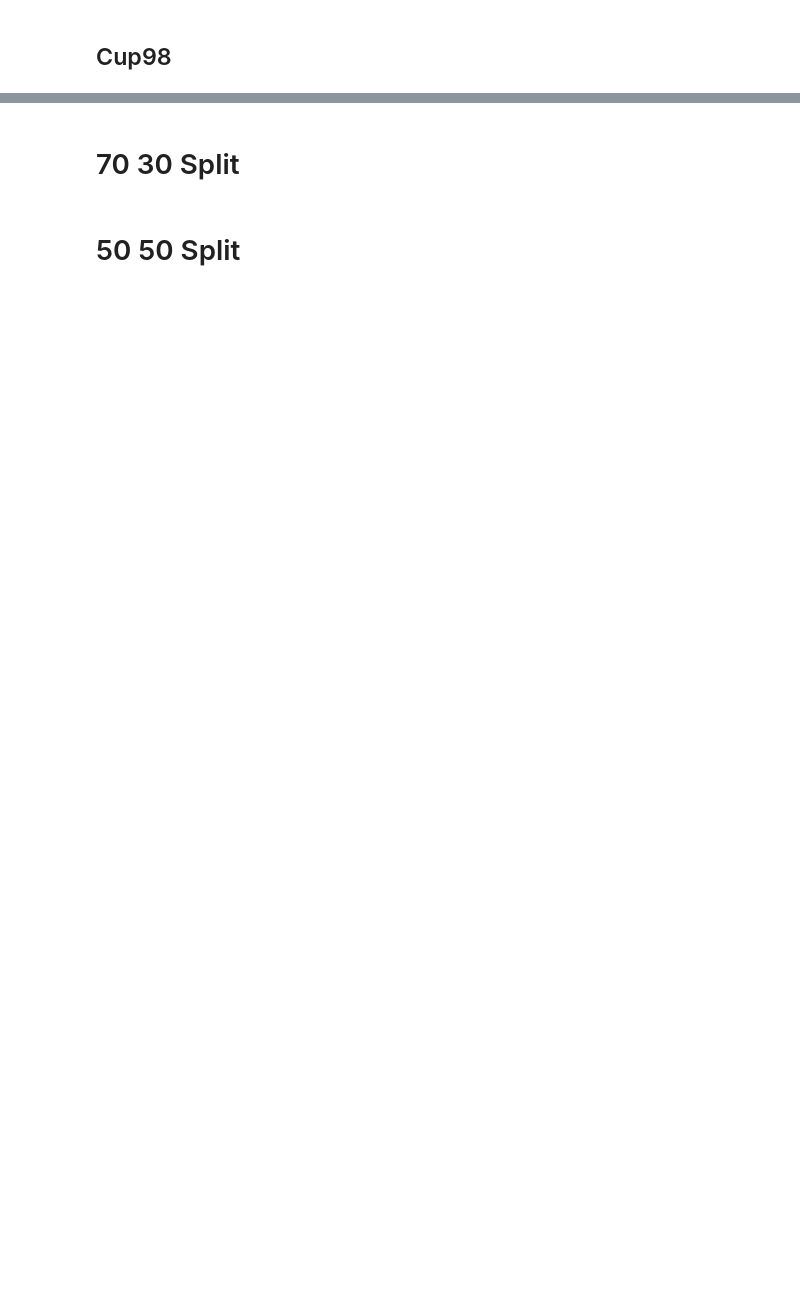
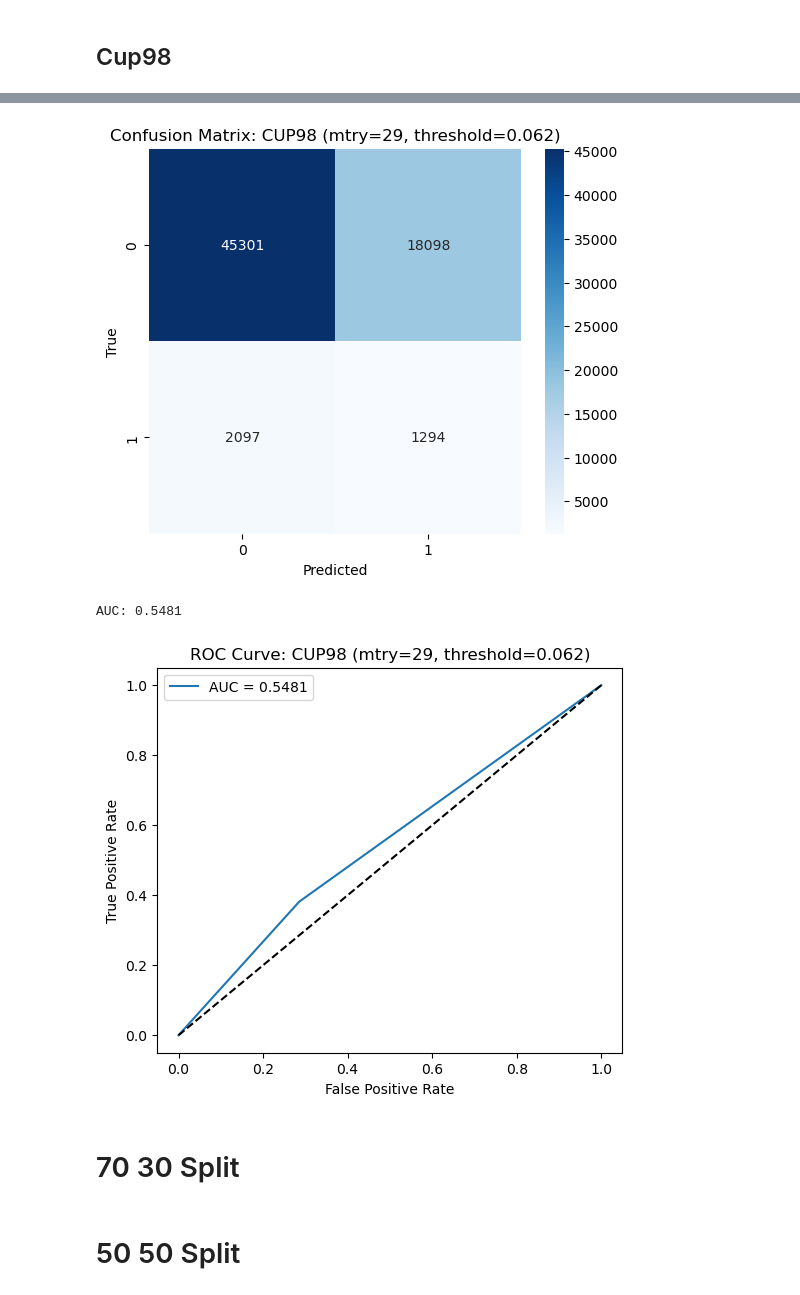
Before and after one commit to jyeh2/gpu-accelerated-empirical-ml-replication, a Jupyter notebook: models/random_forest.ipynb, the cells around one changed output, grey strips where cells are left out. Drawn from its saved outputs; the diff is of its cells as text; code cells hidden in the pictures; blank space fills up the shorter version.

```diff
--- a/models/random_forest.ipynb
+++ b/models/random_forest.ipynb
@@ -408,43 +429,74 @@ AUC: 0.8917
 # %% [markdown]
 ## Cup98
 # %%
-# convert one time
+import cupy as cp
+import numpy as np
+from cuml.ensemble import RandomForestClassifier
+from sklearn.metrics import precision_recall_curve
+from sklearn.metrics import classification_report, confusion_matrix
+
 cup98_3070 = all_splits["3070"]["cup98"]
 
-X_train_dense = to_gpu_dense(cup98_3070["X_train"])
-X_test_dense  = to_gpu_dense(cup98_3070["X_test"])
+X_train_dense = to_gpu_dense(cup98_3070["X_train"]).astype(cp.float32)
+X_test_dense  = to_gpu_dense(cup98_3070["X_test"]).astype(cp.float32)
+
+y_train = cp.asarray(cup98_3070["y_train"].to_numpy(), dtype=cp.int32)
+y_test  = cp.asarray(cup98_3070["y_test"].to_numpy(), dtype=cp.int32)
 
 cup98_data_dense = {
     "X_train": X_train_dense,
-    "y_train": cup98_3070["y_train"],
-    "X_test":  X_test_dense,
-    "y_test":  cup98_3070["y_test"],
+    "y_train": y_train,
+    "X_test": X_test_dense,
+    "y_test": y_test,
 }
 
-# now run hyperparameter sweep without re-conversion
-results = Tree_Training_Testing(cup98_data_dense)
-best_mtry = max(results, key=results.get)
+print("Train class distribution:", cp.unique(y_train, return_counts=True))
+print("Test class distribution:", cp.unique(y_test, return_counts=True))
+
+try:
+    results = Tree_Training_Testing(cup98_data_dense)
+    best_mtry = max(results, key=results.get)
+except:
+    best_mtry = int(np.sqrt(X_train_dense.shape[1]))
+    print(f"Using fallback mtry={best_mtry}")
+
 print("Best mtry:", best_mtry)
 
-# ---- Step 2: Fit best RF using scaled mtry for cuML ----
-num_features = X_train.shape[1]
-max_feat_fraction = best_mtry / num_features
+
+num_features = X_train_dense.shape[1]
+max_feat_fraction = min(1.0, best_mtry / num_features)
 
 best_rf = RandomForestClassifier(
-    n_estimators=1024,
-    max_depth=50,
+    n_estimators=500,
+    max_depth=100,          # leave very big for unlimited
     max_features=max_feat_fraction,
     n_streams=8
 )
 
-best_rf.fit(X_train, y_train)
+best_rf.fit(X_train_dense, y_train)
 
-# ---- Step 3: Predict (GPU → CPU) ----
-preds_gpu = best_rf.predict(X_test)
-
-preds = cp.asnumpy(preds_gpu)
+probs_gpu = best_rf.predict_proba(X_test_dense)[:, 1]
+probs_cpu = cp.asnumpy(probs_gpu)
 y_test_cpu = cp.asnumpy(y_test)
 
-# ---- Step 4: Evaluate ----
-evaluate_model(preds, y_test_cpu, title=f"Customer (best mtry={best_mtry})")
+
+prec, rec, thr = precision_recall_curve(y_test_cpu, probs_cpu)
+f1 = 2 * prec * rec / (prec + rec + 1e-9)
+
+best_idx = np.argmax(f1)
+best_threshold = thr[best_idx]
+
+print("\nBest threshold from PR-curve:", best_threshold)
+
+# Apply threshold
+final_preds = (probs_gpu > best_threshold).astype(cp.int32)
+
+print("\nConfusion Matrix:")
+print(conf_matrix := confusion_matrix(y_test_cpu, cp.asnumpy(final_preds)))
+
+print("\nClassification Report:")
+print(classification_report(y_test_cpu, cp.asnumpy(final_preds)))
+
+evaluate_model(final_preds, y_test,
+               title=f"CUP98 (mtry={best_mtry}, threshold={best_threshold:.3f})")
 # %% [output]
@@ -468,3 +520,6 @@ Accuracy (mtry=20): 0.9492
+[figure, added]
+AUC: 0.5481
+[figure, added]
 # %% [markdown]
 # 70 30 Split
 # %%
```
Also changed, not shown: parts of 7 cells of this notebook, 5 other files.
